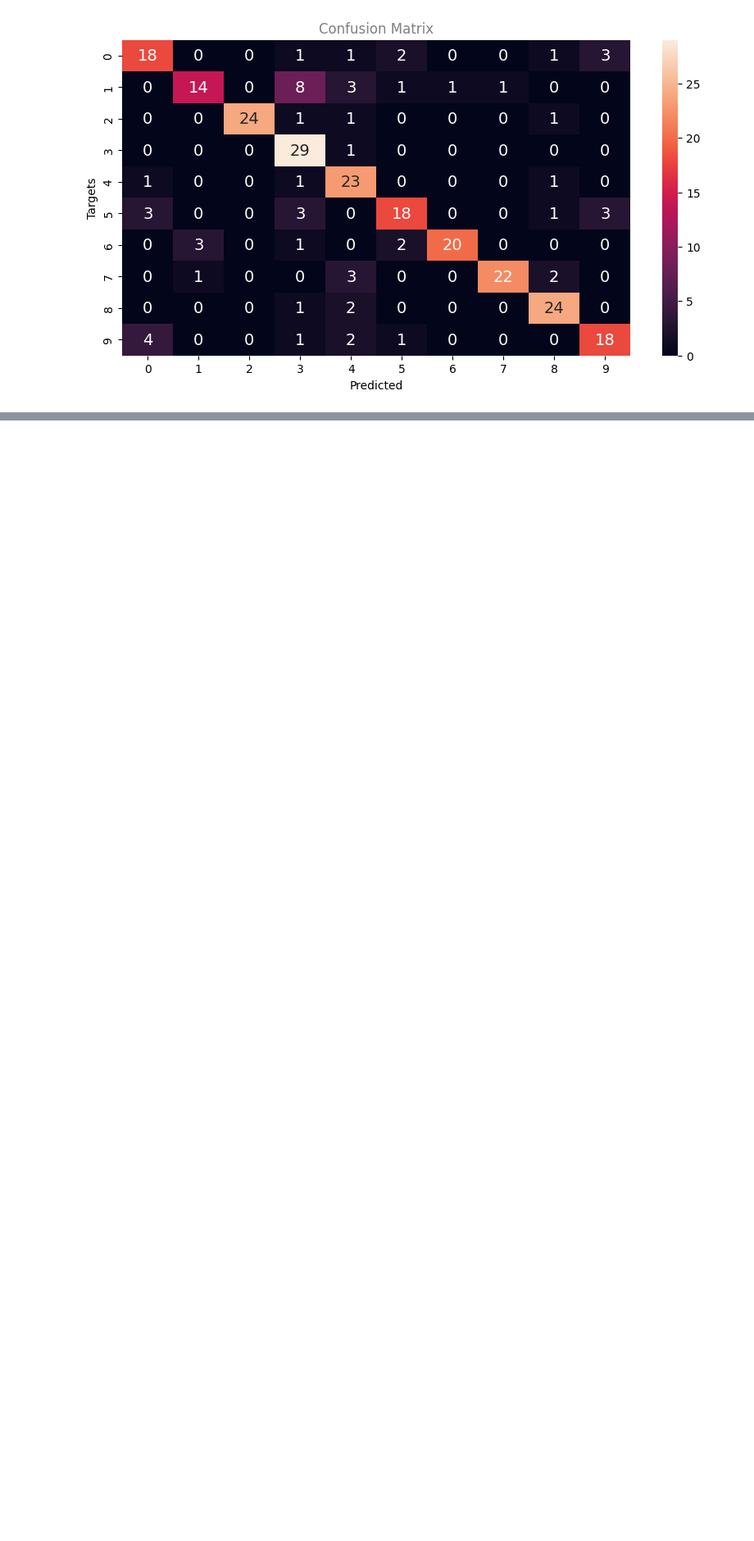
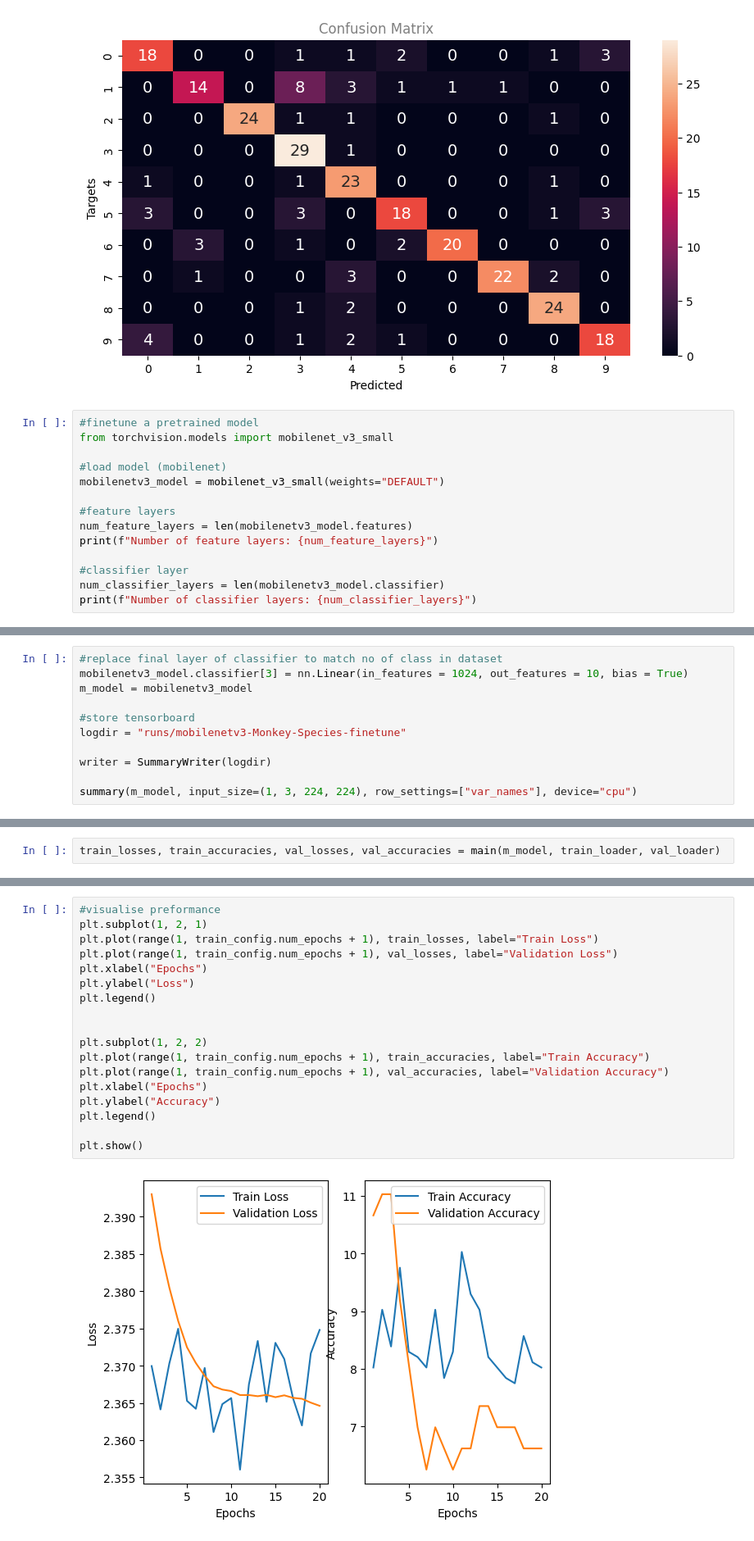
Before and after one commit to teohyc/PYTORCH_PY, a Jupyter notebook: monkey_species_cnn_classifier.ipynb, the cells around one changed output, grey strips where cells are left out. Shown at 82% size. Cells and saved outputs as stored; diff of their text form; blank space fills up the shorter version.

```diff
--- a/monkey_species_cnn_classifier.ipynb
+++ b/monkey_species_cnn_classifier.ipynb
@@ -575,3 +561,17 @@ plt.title(f"Confusion Matrix", color="gray")
 plt.show()
 # %% [output]
 [figure]
+# %%
+#finetune a pretrained model
+from torchvision.models import mobilenet_v3_small
+
+#load model (mobilenet)
+mobilenetv3_model = mobilenet_v3_small(weights="DEFAULT")
+
+#feature layers
+num_feature_layers = len(mobilenetv3_model.features)
+print(f"Number of feature layers: {num_feature_layers}")
+
+#classifier layer
+num_classifier_layers = len(mobilenetv3_model.classifier)
+print(f"Number of classifier layers: {num_classifier_layers}")
@@ -577,0 +590,11 @@ plt.show()
+# %%
+#replace final layer of classifier to match no of class in dataset
+mobilenetv3_model.classifier[3] = nn.Linear(in_features = 1024, out_features = 10, bias = True)
+m_model = mobilenetv3_model
+
+#store tensorboard
+logdir = "runs/mobilenetv3-Monkey-Species-finetune"
+
+writer = SummaryWriter(logdir)
+
+summary(m_model, input_size=(1, 3, 224, 224), row_settings=["var_names"], device="cpu")
@@ -577,0 +619,2 @@ plt.show()
+# %%
+train_losses, train_accuracies, val_losses, val_accuracies = main(m_model, train_loader, val_loader)
@@ -577,0 +637,20 @@ plt.show()
+# %%
+#visualise preformance
+plt.subplot(1, 2, 1)
+plt.plot(range(1, train_config.num_epochs + 1), train_losses, label="Train Loss")
+plt.plot(range(1, train_config.num_epochs + 1), val_losses, label="Validation Loss")
+plt.xlabel("Epochs")
+plt.ylabel("Loss")
+plt.legend()
+
+
+plt.subplot(1, 2, 2)
+plt.plot(range(1, train_config.num_epochs + 1), train_accuracies, label="Train Accuracy")
+plt.plot(range(1, train_config.num_epochs + 1), val_accuracies, label="Validation Accuracy")
+plt.xlabel("Epochs")
+plt.ylabel("Accuracy")
+plt.legend()
+
+plt.show()
+# %% [output]
+[figure, added]
```
Also changed, not shown: parts of 8 cells of this notebook, 2 other files.
